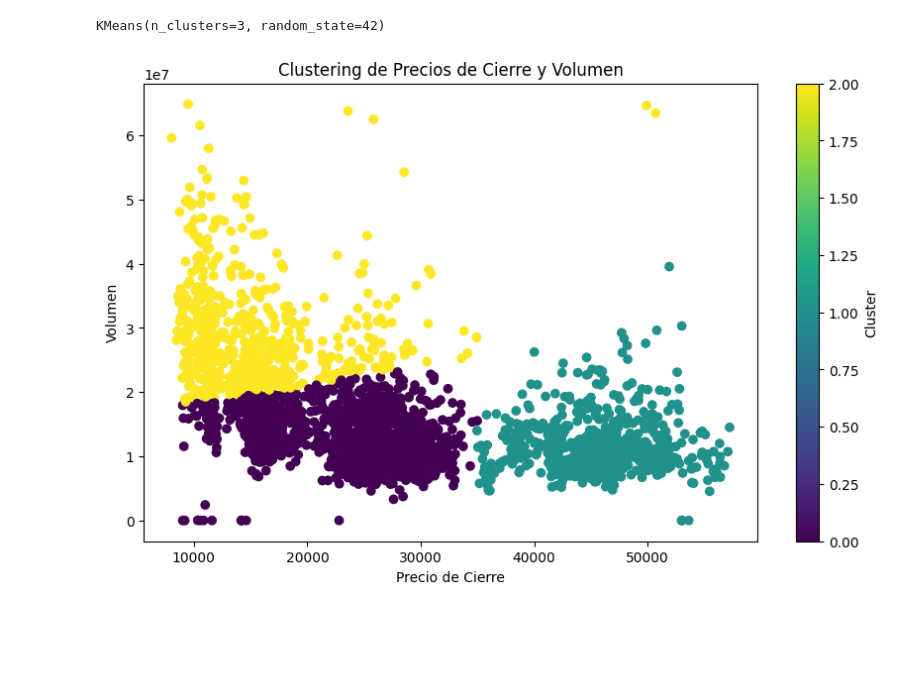
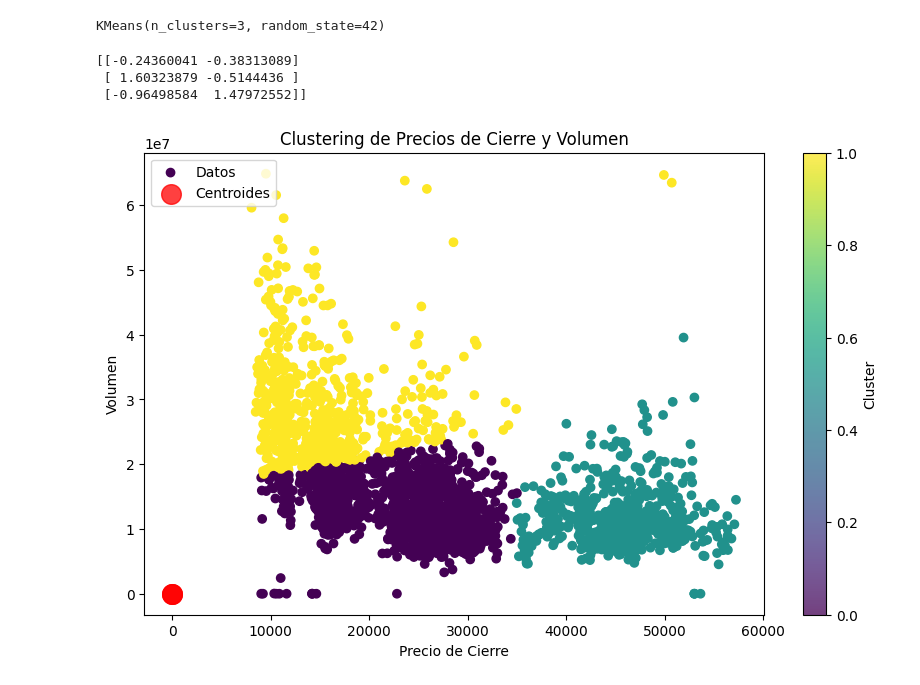
Before and after one commit to carlop13/analisis_Nosupervisado_samsung, a Jupyter notebook: SA_U_2_samsung.ipynb, the cells around one changed output. Saved outputs shown, nothing was run; the diff lists cells and outputs as text; code cells hidden in the pictures; blank space fills up the shorter version.

```diff
--- a/SA_U_2_samsung.ipynb
+++ b/SA_U_2_samsung.ipynb
@@ -54,14 +54,25 @@ KMeans(n_clusters=3, random_state=42)
 # %%
 # Agregar la etiqueta de cluster al DataFrame original
 df['Cluster'] = kmeans.labels_
+# %%
+#Ejecutar K-Means
+kmeans
+centroids = kmeans.cluster_centers_
+print(centroids)
+# %% [output]
+[[-0.24360041 -0.38313089]
+ [ 1.60323879 -0.5144436 ]
+ [-0.96498584  1.47972552]]
 # %%
-# Gráfica personalizada: Close vs Volume con los clusters
+# Gráfica personalizada: Close vs Volume con los clusters y los centroides
 plt.figure(figsize=(10, 6))
-plt.scatter(df['Close'], df['Volume'], c=df['Cluster'], cmap='viridis')
+plt.scatter(df['Close'], df['Volume'], c=df['Cluster'], cmap='viridis', label='Datos')
+plt.scatter(centroids[:, 0], centroids[:, 1], c='red', s=200, alpha=0.75, label='Centroides')
 plt.title('Clustering de Precios de Cierre y Volumen')
 plt.xlabel('Precio de Cierre')
 plt.ylabel('Volumen')
 plt.colorbar(label='Cluster')
+plt.legend()
 plt.show()
 # %% [output]
-[figure, old version]
+[figure, new version]
```
Also changed, not shown: 1 other file.
